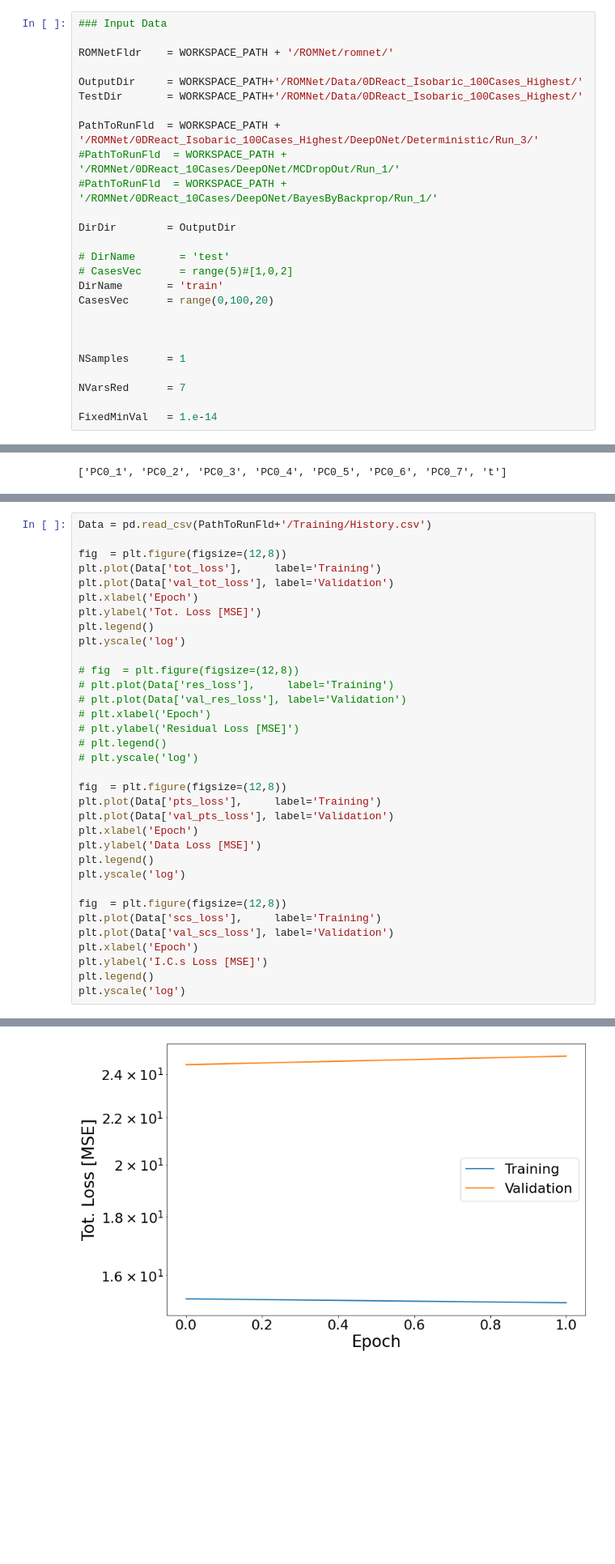
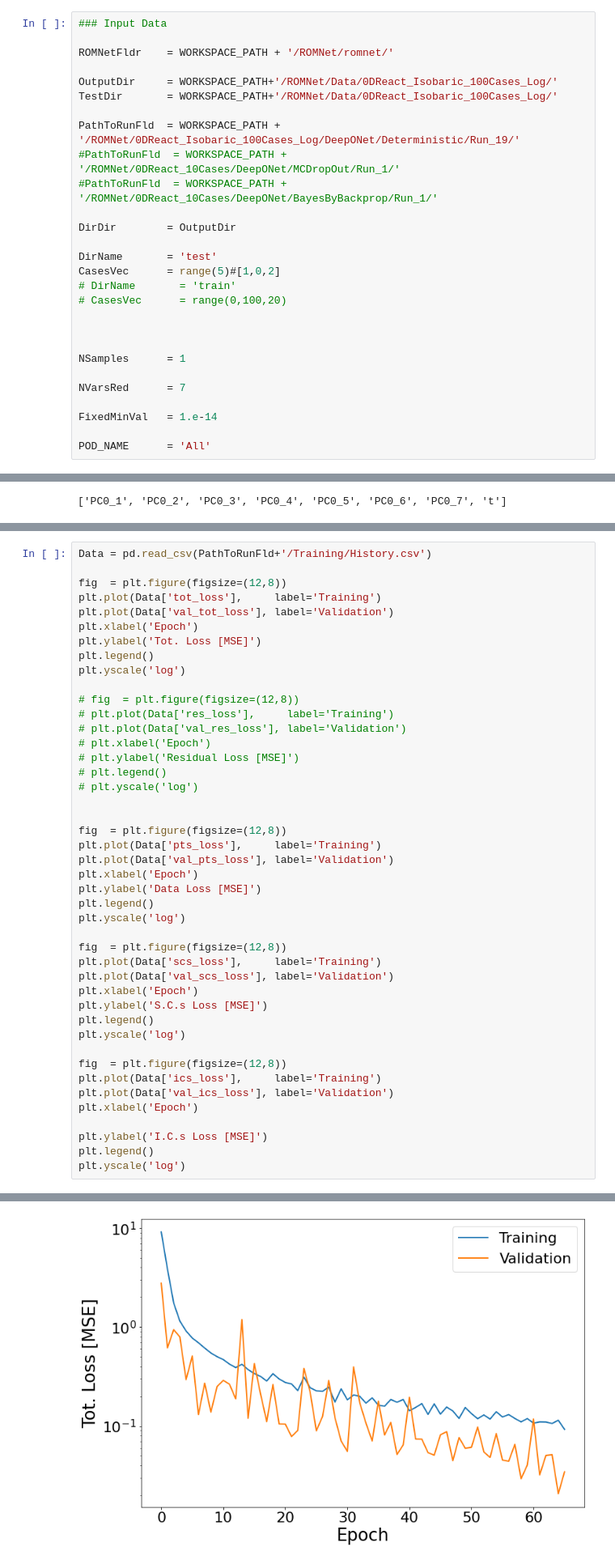
Before and after one commit to simoneventuri/ROMNet_, a Jupyter notebook: scripts/postprocessing/0DReactor/DeepONet/Predict_DeepONet.ipynb, the cells around one changed output, grey strips where cells are left out. Shown: that part at 81% size. Saved outputs shown, nothing was run; the diff lists cells and outputs as text; blank space fills up the shorter version.

Commit message:
Working on the 0D Reactor Test Case

```diff
--- a/scripts/postprocessing/0DReactor/DeepONet/Predict_DeepONet.ipynb
+++ b/scripts/postprocessing/0DReactor/DeepONet/Predict_DeepONet.ipynb
@@ -21,19 +21,19 @@ import romnet                             as rmnt
 
 ROMNetFldr    = WORKSPACE_PATH + '/ROMNet/romnet/'
 
-OutputDir     = WORKSPACE_PATH+'/ROMNet/Data/0DReact_Isobaric_100Cases_Highest/'
-TestDir       = WORKSPACE_PATH+'/ROMNet/Data/0DReact_Isobaric_100Cases_Highest/'
+OutputDir     = WORKSPACE_PATH+'/ROMNet/Data/0DReact_Isobaric_100Cases_Log/'
+TestDir       = WORKSPACE_PATH+'/ROMNet/Data/0DReact_Isobaric_100Cases_Log/'
 
-PathToRunFld  = WORKSPACE_PATH + '/ROMNet/0DReact_Isobaric_100Cases_Highest/DeepONet/Deterministic/Run_3/'
+PathToRunFld  = WORKSPACE_PATH + '/ROMNet/0DReact_Isobaric_100Cases_Log/DeepONet/Deterministic/Run_19/'
 #PathToRunFld  = WORKSPACE_PATH + '/ROMNet/0DReact_10Cases/DeepONet/MCDropOut/Run_1/'
 #PathToRunFld  = WORKSPACE_PATH + '/ROMNet/0DReact_10Cases/DeepONet/BayesByBackprop/Run_1/'
 
 DirDir        = OutputDir
 
-# DirName       = 'test'
-# CasesVec      = range(5)#[1,0,2]
-DirName       = 'train'
-CasesVec      = range(0,100,20)
+DirName       = 'test'
+CasesVec      = range(5)#[1,0,2]
+# DirName       = 'train'
+# CasesVec      = range(0,100,20)
 
 
 
@@ -42,6 +42,8 @@ NSamples      = 1
 NVarsRed      = 7
 
 FixedMinVal   = 1.e-14
+
+POD_NAME      = 'All'
 # %%
 print("\n[ROMNet]: Reading Input File from: ", PathToRunFld)
 sys.path.insert(0, PathToRunFld)
@@ -349,6 +362,7 @@ plt.yscale('log')
 # plt.legend()
 # plt.yscale('log')
 
+
 fig  = plt.figure(figsize=(12,8))
 plt.plot(Data['pts_loss'],     label='Training')
 plt.plot(Data['val_pts_loss'], label='Validation')
@@ -361,6 +375,15 @@ fig  = plt.figure(figsize=(12,8))
 plt.plot(Data['scs_loss'],     label='Training')
 plt.plot(Data['val_scs_loss'], label='Validation')
 plt.xlabel('Epoch')
+plt.ylabel('S.C.s Loss [MSE]')
+plt.legend()
+plt.yscale('log')
+
+fig  = plt.figure(figsize=(12,8))
+plt.plot(Data['ics_loss'],     label='Training')
+plt.plot(Data['val_ics_loss'], label='Validation')
+plt.xlabel('Epoch')
+
 plt.ylabel('I.C.s Loss [MSE]')
 plt.legend()
 plt.yscale('log')
@@ -368 +392 @@ plt.yscale('log')
-[figure, old version]
+[figure, new version]
```
Also changed, not shown: parts of 13 cells of this notebook, 18 other files.
